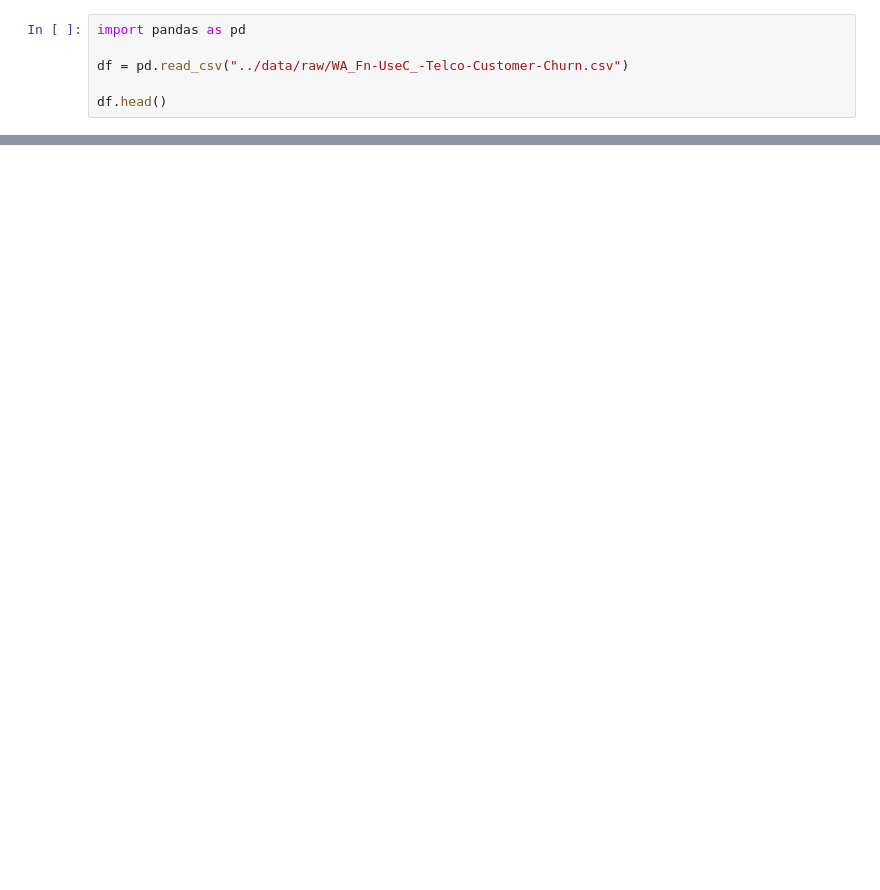
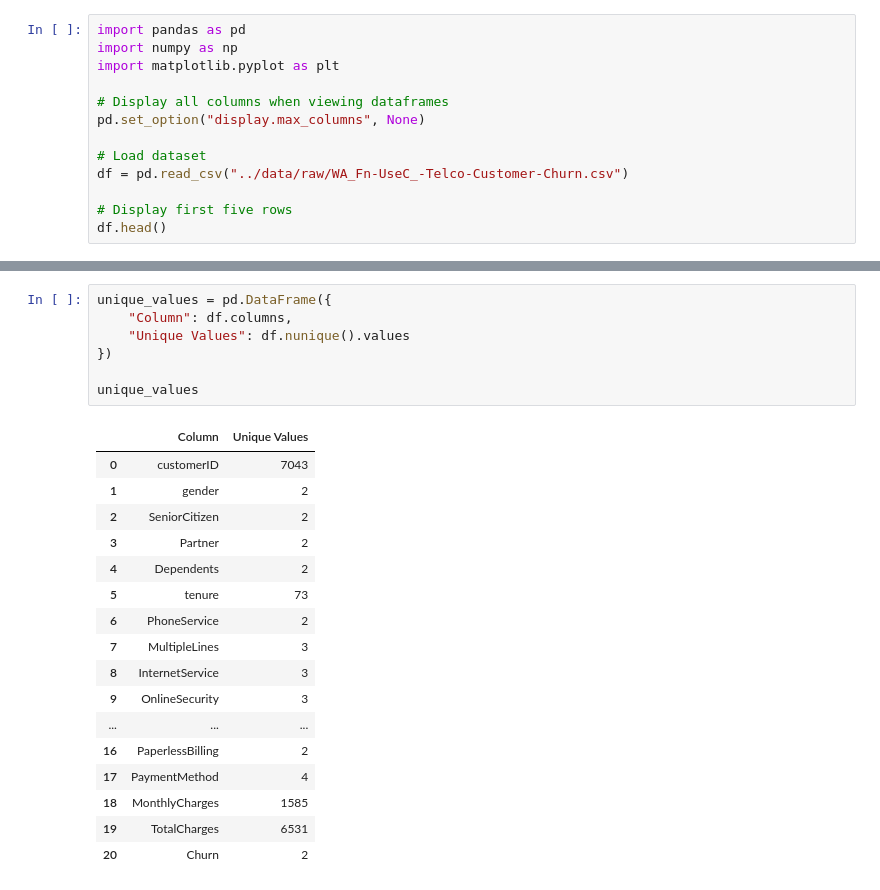
Before and after one commit to JonoKatz/customer-churn-platform, a Jupyter notebook: notebooks/01_data_exploration.ipynb, the cells around one changed output, grey strips where cells are left out. Saved outputs shown, nothing was run; the diff lists cells and outputs as text; blank space fills up the shorter version.

```diff
--- a/notebooks/01_data_exploration.ipynb
+++ b/notebooks/01_data_exploration.ipynb
@@ -1,8 +9,15 @@
 # %%
 import pandas as pd
+import numpy as np
+import matplotlib.pyplot as plt
 
+# Display all columns when viewing dataframes
+pd.set_option("display.max_columns", None)
+
+# Load dataset
 df = pd.read_csv("../data/raw/WA_Fn-UseC_-Telco-Customer-Churn.csv")
 
+# Display first five rows
 df.head()
 # %% [output]
 |  | customerID | gender | SeniorCitizen | Partner | Dependents | tenure | PhoneService | MultipleLines | ... |
@@ -14,0 +144,25 @@ df.head()
+# %%
+unique_values = pd.DataFrame({
+    "Column": df.columns,
+    "Unique Values": df.nunique().values
+})
+
+unique_values
+# %% [output]
+|  | Column | Unique Values |
+| 0 | customerID | 7043 |
+| 1 | gender | 2 |
+| 2 | SeniorCitizen | 2 |
+| 3 | Partner | 2 |
+| 4 | Dependents | 2 |
+| 5 | tenure | 73 |
+| 6 | PhoneService | 2 |
+| 7 | MultipleLines | 3 |
+| 8 | InternetService | 3 |
+| 9 | OnlineSecurity | 3 |
+| ... | ... | ... |
+| 16 | PaperlessBilling | 2 |
+| 17 | PaymentMethod | 4 |
+| 18 | MonthlyCharges | 1585 |
+| 19 | TotalCharges | 6531 |
+| 20 | Churn | 2 |
```
Also changed, not shown: parts of 20 cells of this notebook.
